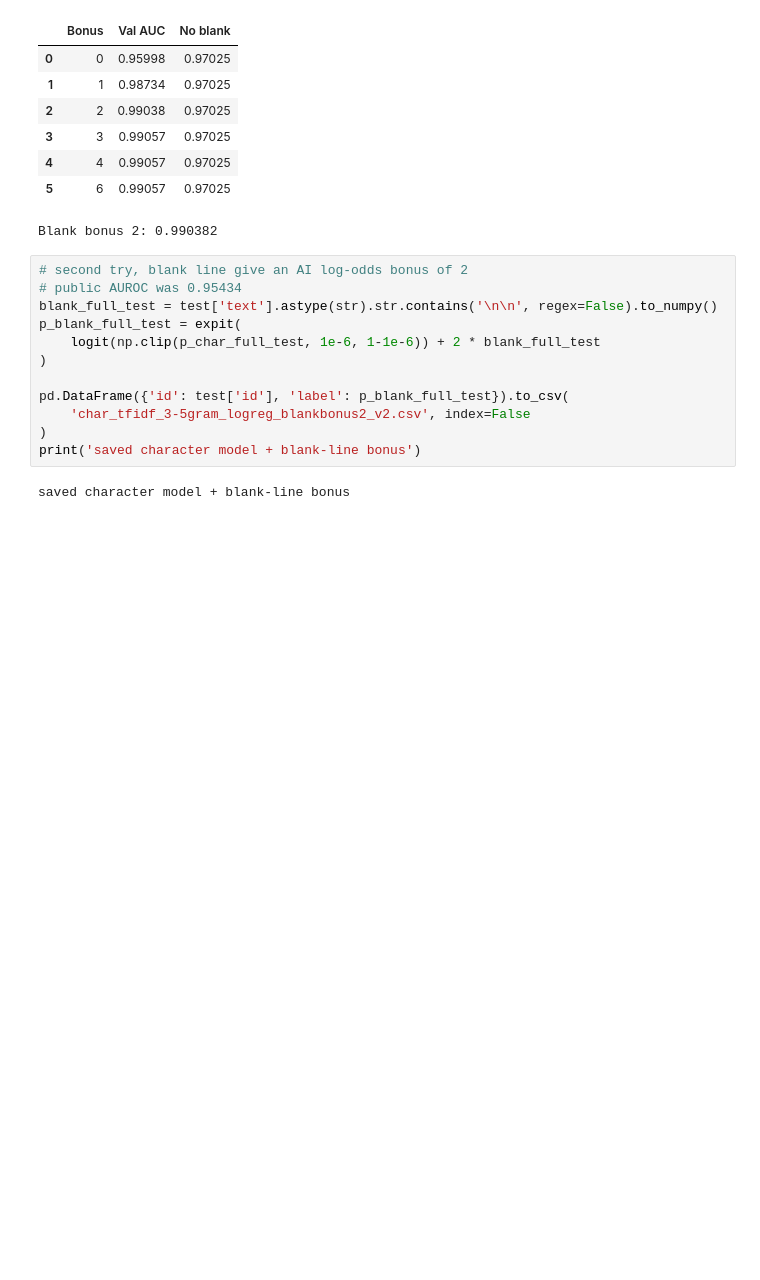
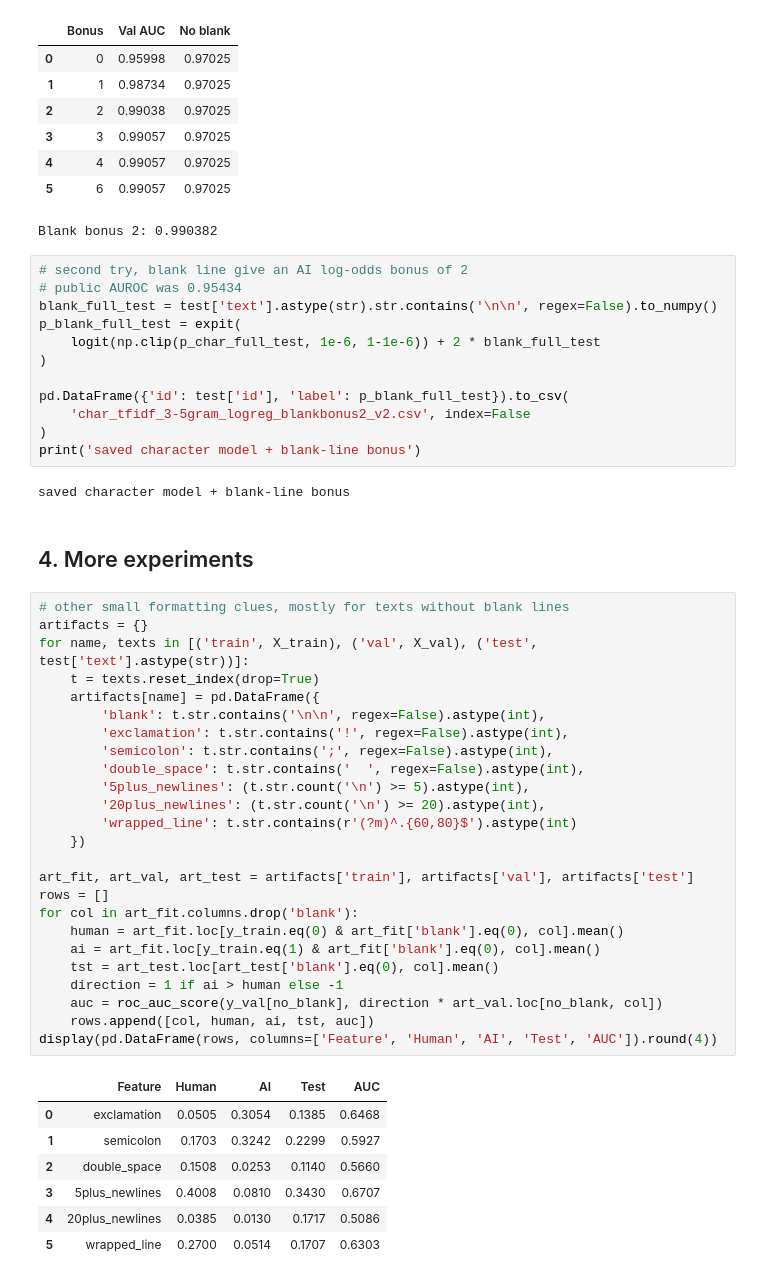
Before and after one commit to minghan-gao/human-or-ai-submissions, a Jupyter notebook: submissions/team-18/Experiment_git.ipynb, the cells around one changed output. Drawn from its saved outputs; the diff is of its cells as text; blank space fills up the shorter version.

Commit message:
Additional experiments

```diff
--- a/submissions/team-18/Experiment_git.ipynb
+++ b/submissions/team-18/Experiment_git.ipynb
@@ -365,3 +365,38 @@ pd.DataFrame({'id': test['id'], 'label': p_blank_full_test}).to_csv(
 print('saved character model + blank-line bonus')
 # %% [output]
 saved character model + blank-line bonus
+# %% [markdown]
+## 4. More experiments
+# %%
+# other small formatting clues, mostly for texts without blank lines
+artifacts = {}
+for name, texts in [('train', X_train), ('val', X_val), ('test', test['text'].astype(str))]:
+    t = texts.reset_index(drop=True)
+    artifacts[name] = pd.DataFrame({
+        'blank': t.str.contains('\n\n', regex=False).astype(int),
+        'exclamation': t.str.contains('!', regex=False).astype(int),
+        'semicolon': t.str.contains(';', regex=False).astype(int),
+        'double_space': t.str.contains('  ', regex=False).astype(int),
+        '5plus_newlines': (t.str.count('\n') >= 5).astype(int),
+        '20plus_newlines': (t.str.count('\n') >= 20).astype(int),
+        'wrapped_line': t.str.contains(r'(?m)^.{60,80}$').astype(int)
+    })
+
+art_fit, art_val, art_test = artifacts['train'], artifacts['val'], artifacts['test']
+rows = []
+for col in art_fit.columns.drop('blank'):
+    human = art_fit.loc[y_train.eq(0) & art_fit['blank'].eq(0), col].mean()
+    ai = art_fit.loc[y_train.eq(1) & art_fit['blank'].eq(0), col].mean()
+    tst = art_test.loc[art_test['blank'].eq(0), col].mean()
+    direction = 1 if ai > human else -1
+    auc = roc_auc_score(y_val[no_blank], direction * art_val.loc[no_blank, col])
+    rows.append([col, human, ai, tst, auc])
+display(pd.DataFrame(rows, columns=['Feature', 'Human', 'AI', 'Test', 'AUC']).round(4))
+# %% [output]
+|  | Feature | Human | AI | Test | AUC |
+| 0 | exclamation | 0.0505 | 0.3054 | 0.1385 | 0.6468 |
+| 1 | semicolon | 0.1703 | 0.3242 | 0.2299 | 0.5927 |
+| 2 | double_space | 0.1508 | 0.0253 | 0.1140 | 0.5660 |
+| 3 | 5plus_newlines | 0.4008 | 0.0810 | 0.3430 | 0.6707 |
+| 4 | 20plus_newlines | 0.0385 | 0.0130 | 0.1717 | 0.5086 |
+| 5 | wrapped_line | 0.2700 | 0.0514 | 0.1707 | 0.6303 |
```
Also changed, not shown: parts of 7 cells of this notebook.
